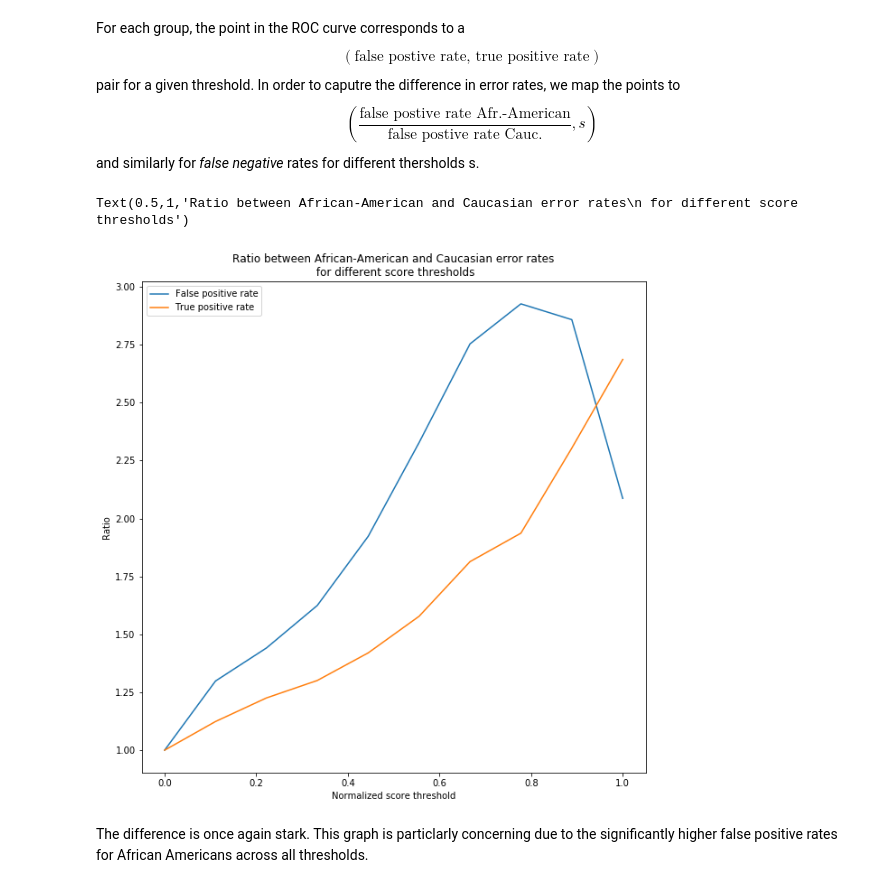
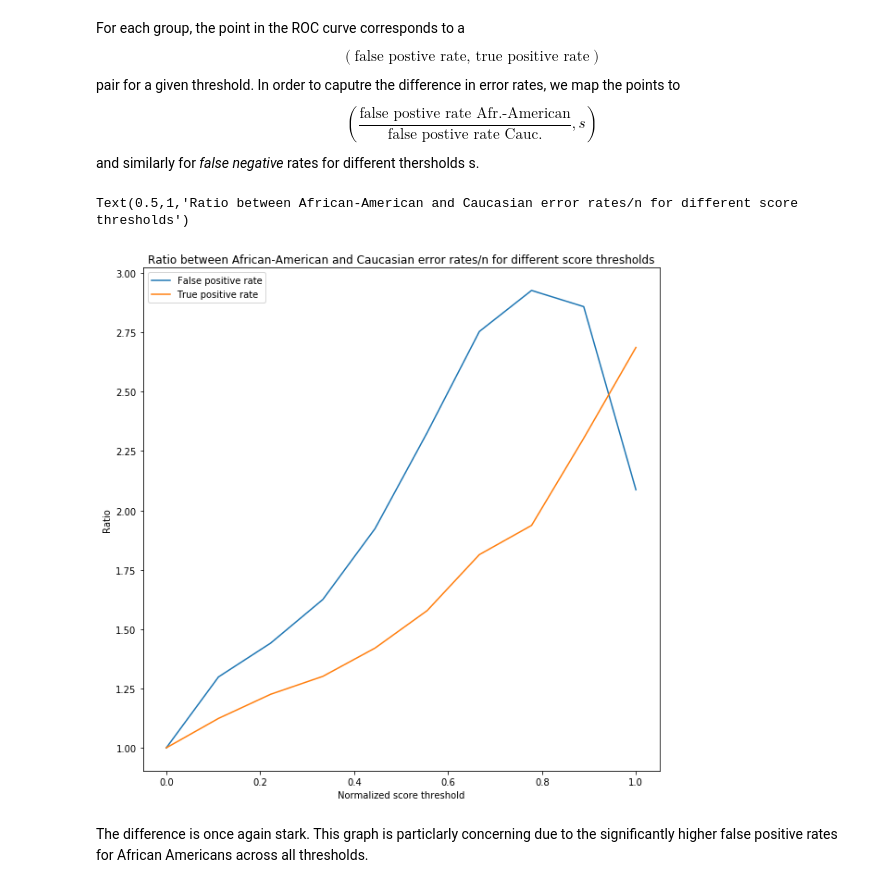
Before and after one commit to caitlinkuhlman/bpdmtutorial, a Jupyter notebook: tutorial-COMPAS.ipynb, the cells around one changed output. Drawn from its saved outputs; the diff is of its cells as text; code cells hidden in the pictures.

```diff
--- a/tutorial-COMPAS.ipynb
+++ b/tutorial-COMPAS.ipynb
@@ -470,17 +494,17 @@ and similarly for *false negative* rates for different thersholds s.
 # %%
 fpr_ratio = fpr1[1:]/fpr2[1:]
 tpr_ratio = (tpr1[1:])/(tpr2[1:])
 plt.figure(figsize=[10,10])
 plt.plot(thresh1[1:],fpr_ratio)
 plt.plot(thresh1[1:],tpr_ratio)
 plt.xlabel('Normalized score threshold')
 plt.ylabel('Ratio')
 
 plt.legend(['False positive rate','True positive rate'])
-plt.title('Ratio between African-American and Caucasian error rates\n for different score thresholds')
+plt.title('Ratio between African-American and Caucasian error rates/n for different score thresholds')
 # %% [output]
-Text(0.5,1,'Ratio between African-American and Caucasian error rates\n for different score thresholds')
+Text(0.5,1,'Ratio between African-American and Caucasian error rates/n for different score thresholds')
-[figure, old version]
+[figure, new version]
 # %% [markdown]
 The difference is once again stark. This graph is particlarly concerning due to the significantly higher false positive rates for African Americans across all thresholds.
 # %% [markdown]
```
Also changed, not shown: parts of 10 cells of this notebook.
